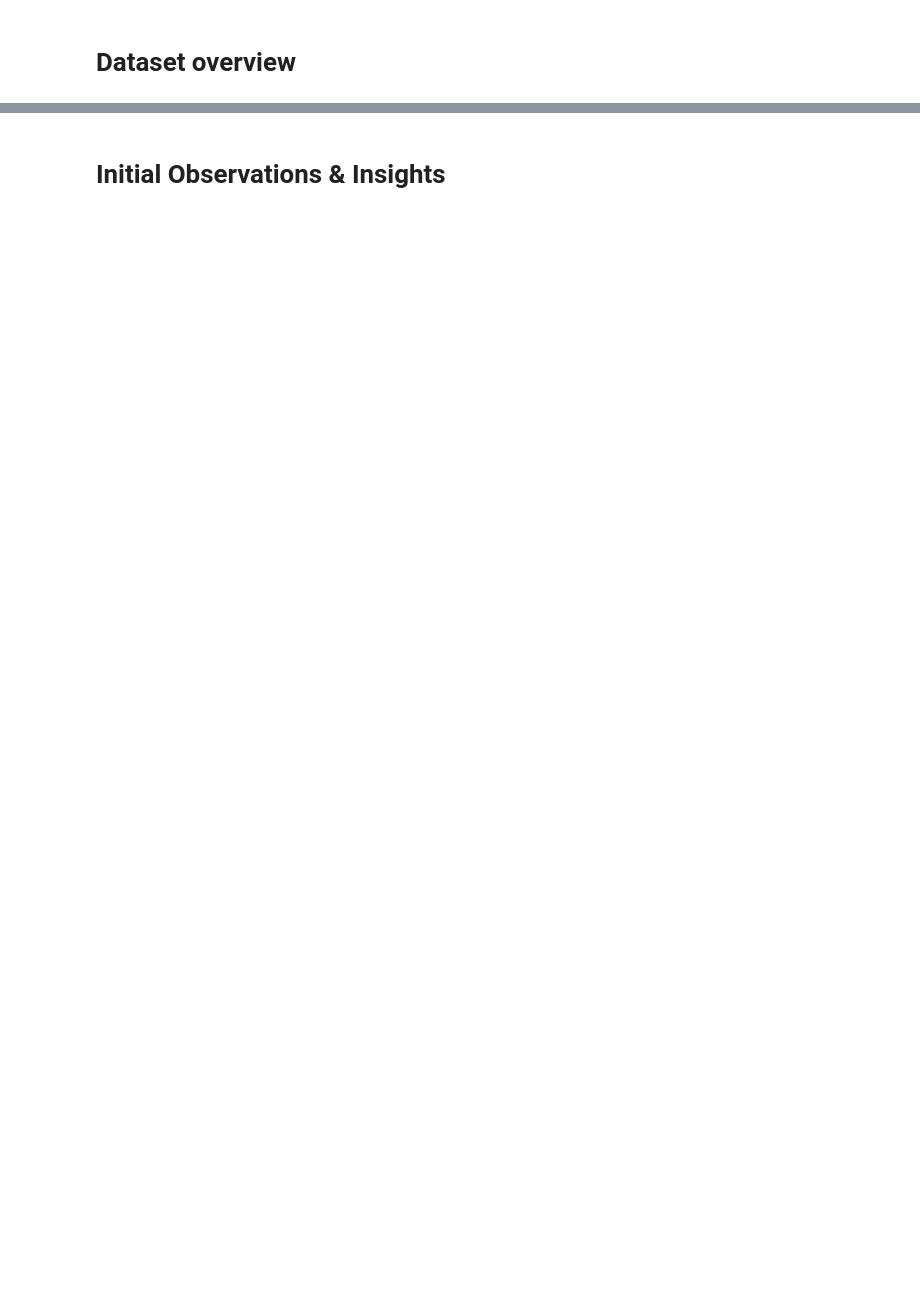
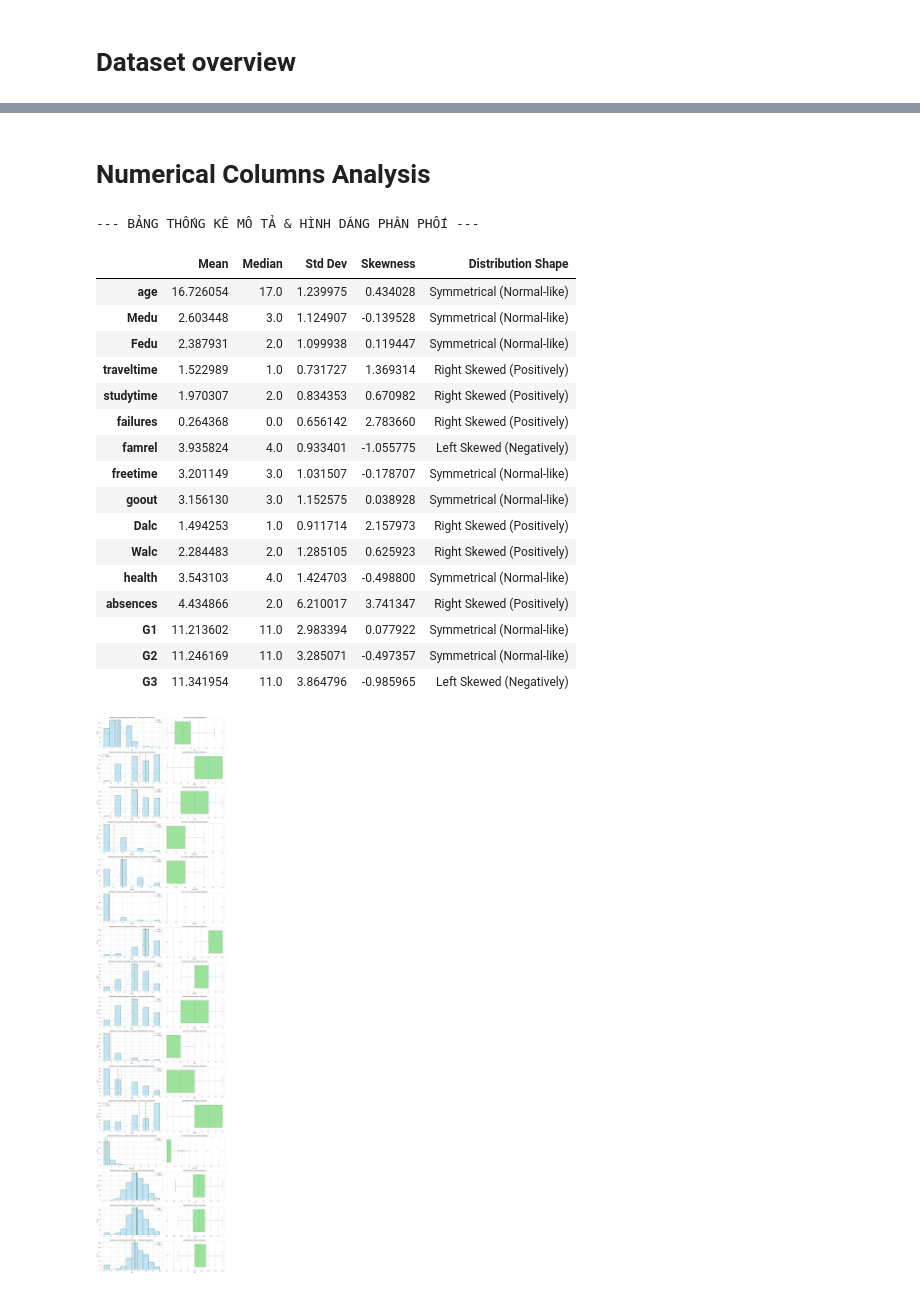
Before and after one commit to nganbee/student_alcohol_consumption_DS, a Jupyter notebook: notebooks/01_data_exploration.ipynb, the cells around one changed output, grey strips where cells are left out. Cells and saved outputs as stored; diff of their text form; code cells hidden in the pictures; blank space fills up the shorter version.

```diff
--- a/notebooks/01_data_exploration.ipynb
+++ b/notebooks/01_data_exploration.ipynb
@@ -870,2 +15,0 @@ Passing `palette` without assigning `hue` is deprecated and will be removed in v
-# %% [markdown]
-# Initial Observations & Insights
@@ -885,0 +16,71 @@ Red Flags:
+# %% [markdown]
+# Numerical Columns Analysis
+# %%
+'''
+Distribution & Central Tendency:
+• What is the distribution shape? (normal, skewed, bimodal, uniform)
+• Create visualizations: histograms, box plots, density plots,…
+• Calculate: mean, median, standard deviation
+'''
+# Chọn các cột số quan trọng để phân tích
+numeric_cols = df.select_dtypes(include=[np.number]).columns.tolist()
+
+
+# Tính toán Central Tendency (Mean, Median, Std) & Shape (Skewness)
+stats_summary = df[numeric_cols].agg(['mean', 'median', 'std', 'skew']).T
+stats_summary.columns = ['Mean', 'Median', 'Std Dev', 'Skewness']
+
+# Hàm xác định hình dáng phân phối dựa trên Skewness
+def determine_shape(skew_val):
+    if -0.5 <= skew_val <= 0.5:
+        return "Symmetrical (Normal-like)"  # Đối xứng (Gần chuẩn)
+    elif skew_val > 0.5:
+        return "Right Skewed (Positively)"  # Lệch phải
+    else:
+        return "Left Skewed (Negatively)"   # Lệch trái
+
+stats_summary['Distribution Shape'] = stats_summary['Skewness'].apply(determine_shape)
+
+print("--- BẢNG THỐNG KÊ MÔ TẢ & HÌNH DÁNG PHÂN PHỐI ---")
+display(stats_summary)
+
+# Trực quan hóa (Visualizations) kèm Distribution Shape
+# Vẽ Histogram (kèm Density Plot) và Box Plot cho từng biến
+plt.figure(figsize=(15, 4 * len(numeric_cols)))
+
+for i, col in enumerate(numeric_cols):
+    # Histogram & Density Plot
+    plt.subplot(len(numeric_cols), 2, 2*i + 1)
+    sns.histplot(df[col], kde=True, bins=10, color='skyblue', edgecolor='black')
+    plt.axvline(df[col].mean(), color='red', linestyle='--', label='Mean')
+    plt.axvline(df[col].median(), color='green', linestyle='-', label='Median')
+    plt.title(f'Distribution of {col} (Histogram & Density) - {stats_summary.loc[col, "Distribution Shape"]}')
+    plt.legend()
+
+    # Box Plot
+    plt.subplot(len(numeric_cols), 2, 2*i + 2)
+    sns.boxplot(x=df[col], color='lightgreen')
+    plt.title(f'Box Plot of {col} (Outliers Detection)')
+
+plt.tight_layout()
+plt.show()
+# %% [output]
+--- BẢNG THỐNG KÊ MÔ TẢ & HÌNH DÁNG PHÂN PHỐI ---
+|  | Mean | Median | Std Dev | Skewness | Distribution Shape |
+| age | 16.726054 | 17.0 | 1.239975 | 0.434028 | Symmetrical (Normal-like) |
+| Medu | 2.603448 | 3.0 | 1.124907 | -0.139528 | Symmetrical (Normal-like) |
+| Fedu | 2.387931 | 2.0 | 1.099938 | 0.119447 | Symmetrical (Normal-like) |
+| traveltime | 1.522989 | 1.0 | 0.731727 | 1.369314 | Right Skewed (Positively) |
+| studytime | 1.970307 | 2.0 | 0.834353 | 0.670982 | Right Skewed (Positively) |
+| failures | 0.264368 | 0.0 | 0.656142 | 2.783660 | Right Skewed (Positively) |
+| famrel | 3.935824 | 4.0 | 0.933401 | -1.055775 | Left Skewed (Negatively) |
+| freetime | 3.201149 | 3.0 | 1.031507 | -0.178707 | Symmetrical (Normal-like) |
+| goout | 3.156130 | 3.0 | 1.152575 | 0.038928 | Symmetrical (Normal-like) |
+| Dalc | 1.494253 | 1.0 | 0.911714 | 2.157973 | Right Skewed (Positively) |
+| Walc | 2.284483 | 2.0 | 1.285105 | 0.625923 | Right Skewed (Positively) |
+| health | 3.543103 | 4.0 | 1.424703 | -0.498800 | Symmetrical (Normal-like) |
+| absences | 4.434866 | 2.0 | 6.210017 | 3.741347 | Right Skewed (Positively) |
+| G1 | 11.213602 | 11.0 | 2.983394 | 0.077922 | Symmetrical (Normal-like) |
+| G2 | 11.246169 | 11.0 | 3.285071 | -0.497357 | Symmetrical (Normal-like) |
+| G3 | 11.341954 | 11.0 | 3.864796 | -0.985965 | Left Skewed (Negatively) |
+[figure, added]
```
Also changed, not shown: parts of 35 cells of this notebook.
